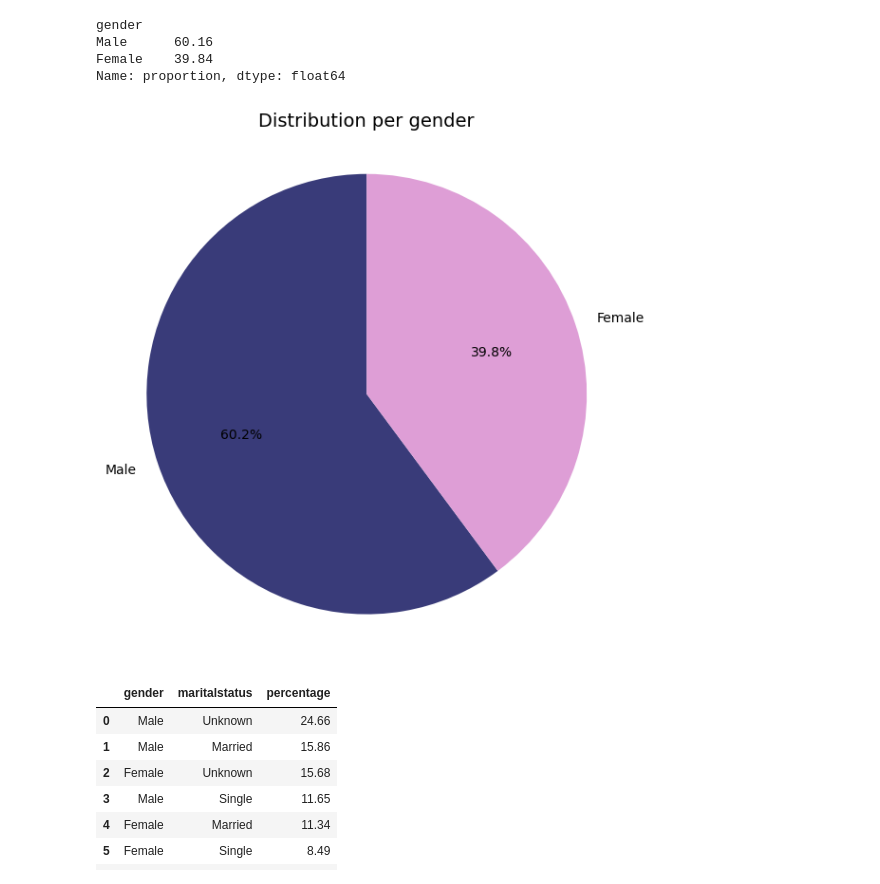
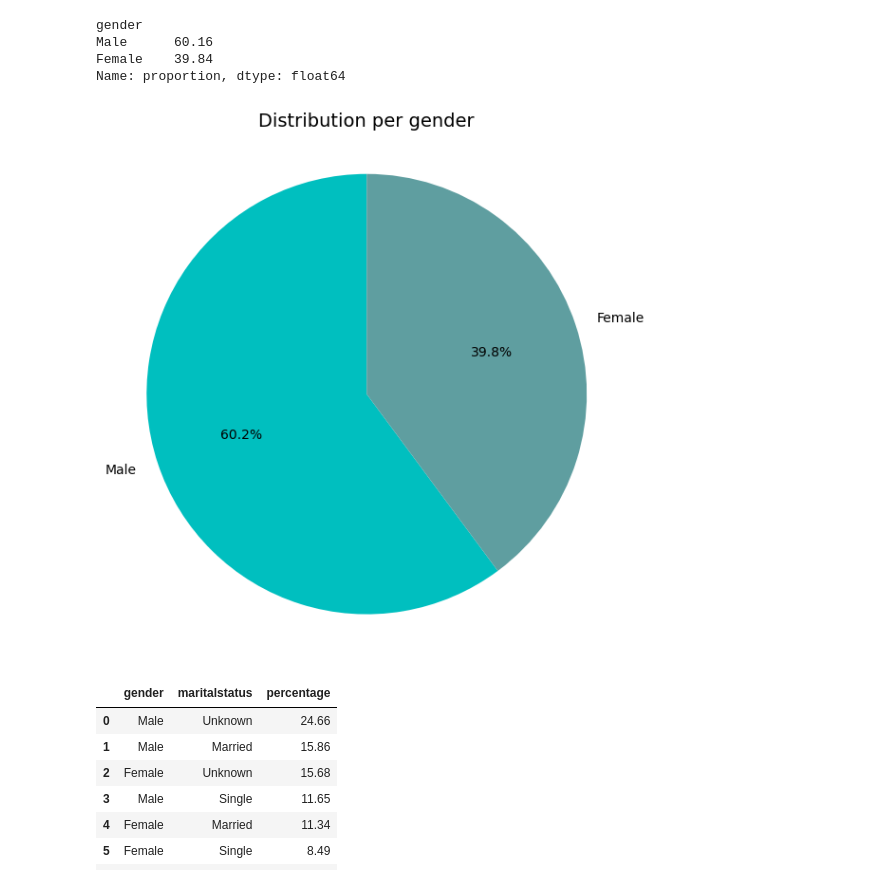
Before and after one commit to dianapgomez/dpg_talent_opt, a Jupyter notebook: notebooks/explotation.ipynb, the cells around one changed output. Cells and saved outputs as stored; diff of their text form; code cells hidden in the pictures.

Commit message:
Figures, readme, documentation

```diff
--- a/notebooks/explotation.ipynb
+++ b/notebooks/explotation.ipynb
@@ -121,27 +136,27 @@ Name: proportion, dtype: float64
 # %%
 labels = gender_percentages.index
 percentages = gender_percentages.values
 
 
-colormap = cm.get_cmap("tab20b")
-colors = colormap(np.linspace(0, 1, len(labels)))
+colors = ["c", "cadetblue", "mediumseagreen", "seagreen", "teal", "turquoise", "lightseagreen"]
+
 
 
 plt.figure(figsize=(6, 6))
 plt.pie(
     percentages,
     labels=labels,
     autopct="%1.1f%%",
     startangle=90,
     colors=colors,
     textprops={"fontsize": 10}
 )
 plt.title("Distribution per gender", fontsize=14)
 plt.axis("equal")
 plt.tight_layout()
 plt.show()
 # %% [output]
-[figure, old version]
+[figure, new version]
 # %%
 df_gen_mar = (df_profile_all[["gender", "maritalstatus"]].value_counts(normalize=True).mul(100)).round(2).reset_index(name="percentage")
 df_gen_mar
```
Also changed, not shown: parts of 7 cells of this notebook, 31 other files.
